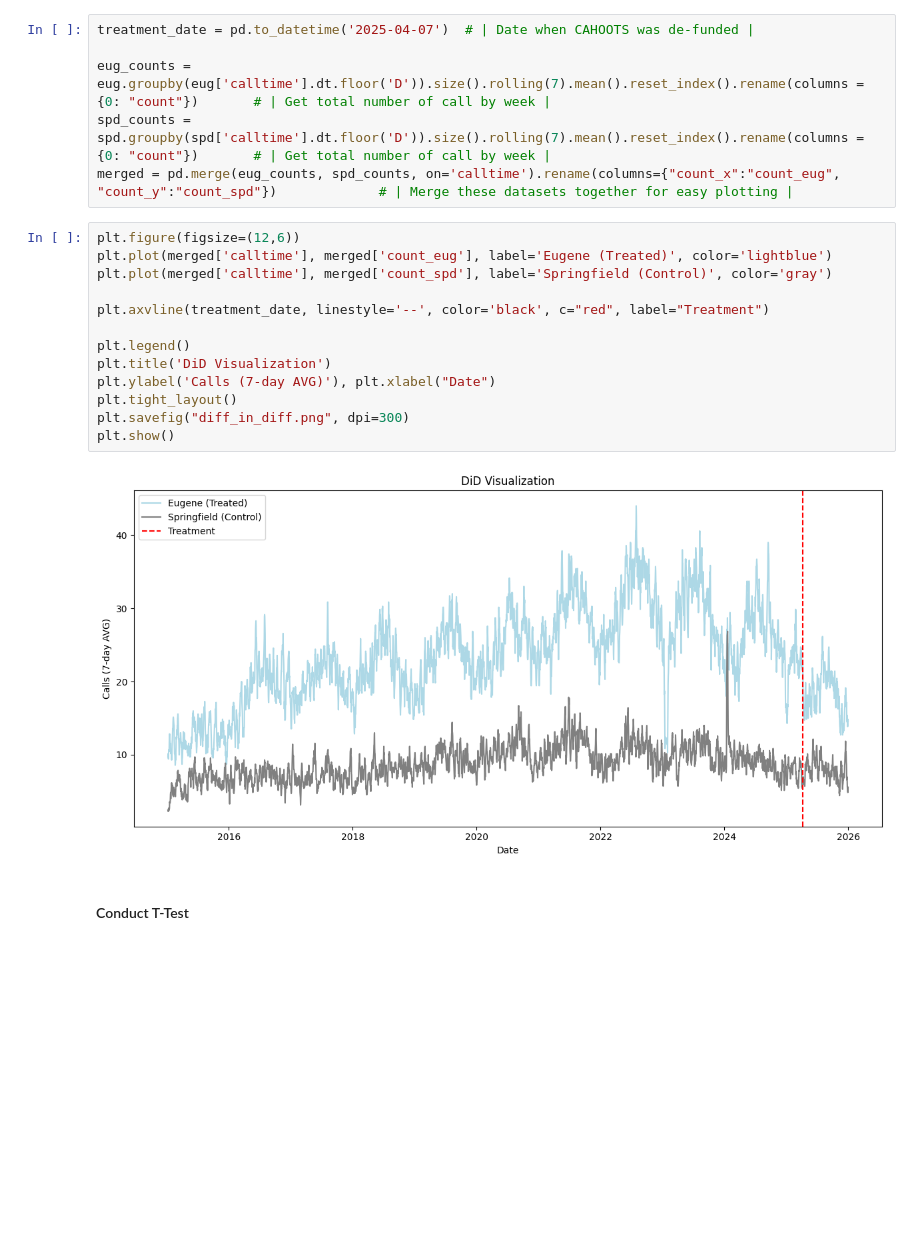
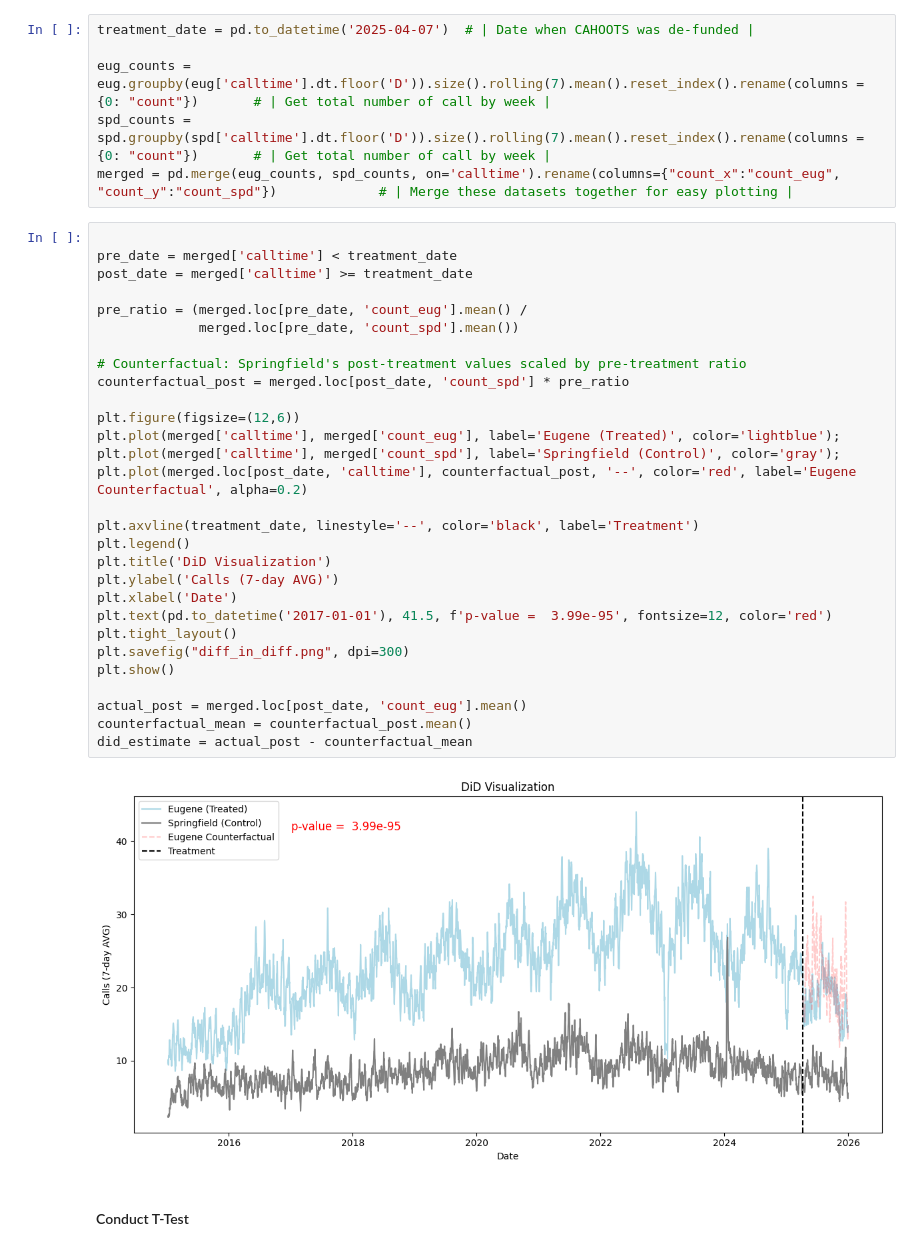
Before and after one commit to KanayaPatel/CAHOOTS-Gap-Performance-Analysis, a Jupyter notebook: volume_analysis.ipynb, the cells around one changed output. Cells and saved outputs as stored; diff of their text form; blank space fills up the shorter version.

Commit message:
change plot to include counterfactual + p-value

```diff
--- a/volume_analysis.ipynb
+++ b/volume_analysis.ipynb
@@ -18,20 +19,36 @@ eug_counts = eug.groupby(eug['calltime'].dt.floor('D')).size().rolling(7).mean()
 spd_counts = spd.groupby(spd['calltime'].dt.floor('D')).size().rolling(7).mean().reset_index().rename(columns = {0: "count"})       # | Get total number of call by week |
 merged = pd.merge(eug_counts, spd_counts, on='calltime').rename(columns={"count_x":"count_eug", "count_y":"count_spd"})             # | Merge these datasets together for easy plotting |
 # %%
+
+pre_date = merged['calltime'] < treatment_date
+post_date = merged['calltime'] >= treatment_date
+
+pre_ratio = (merged.loc[pre_date, 'count_eug'].mean() /
+             merged.loc[pre_date, 'count_spd'].mean())
+
+# Counterfactual: Springfield's post-treatment values scaled by pre-treatment ratio
+counterfactual_post = merged.loc[post_date, 'count_spd'] * pre_ratio
+
 plt.figure(figsize=(12,6))
-plt.plot(merged['calltime'], merged['count_eug'], label='Eugene (Treated)', color='lightblue')
-plt.plot(merged['calltime'], merged['count_spd'], label='Springfield (Control)', color='gray')
+plt.plot(merged['calltime'], merged['count_eug'], label='Eugene (Treated)', color='lightblue');
+plt.plot(merged['calltime'], merged['count_spd'], label='Springfield (Control)', color='gray');
+plt.plot(merged.loc[post_date, 'calltime'], counterfactual_post, '--', color='red', label='Eugene Counterfactual', alpha=0.2)
 
-plt.axvline(treatment_date, linestyle='--', color='black', c="red", label="Treatment")
-
+plt.axvline(treatment_date, linestyle='--', color='black', label='Treatment')
 plt.legend()
 plt.title('DiD Visualization')
-plt.ylabel('Calls (7-day AVG)'), plt.xlabel("Date")
+plt.ylabel('Calls (7-day AVG)')
+plt.xlabel('Date')
+plt.text(pd.to_datetime('2017-01-01'), 41.5, f'p-value =  3.99e-95', fontsize=12, color='red')
 plt.tight_layout()
 plt.savefig("diff_in_diff.png", dpi=300)
 plt.show()
+
+actual_post = merged.loc[post_date, 'count_eug'].mean()
+counterfactual_mean = counterfactual_post.mean()
+did_estimate = actual_post - counterfactual_mean
 # %% [output]
-[figure, old version]
+[figure, new version]
 # %% [markdown]
 #### Conduct T-Test
 # %%
```
Also changed, not shown: parts of 1 cell of this notebook, 2 other files.
